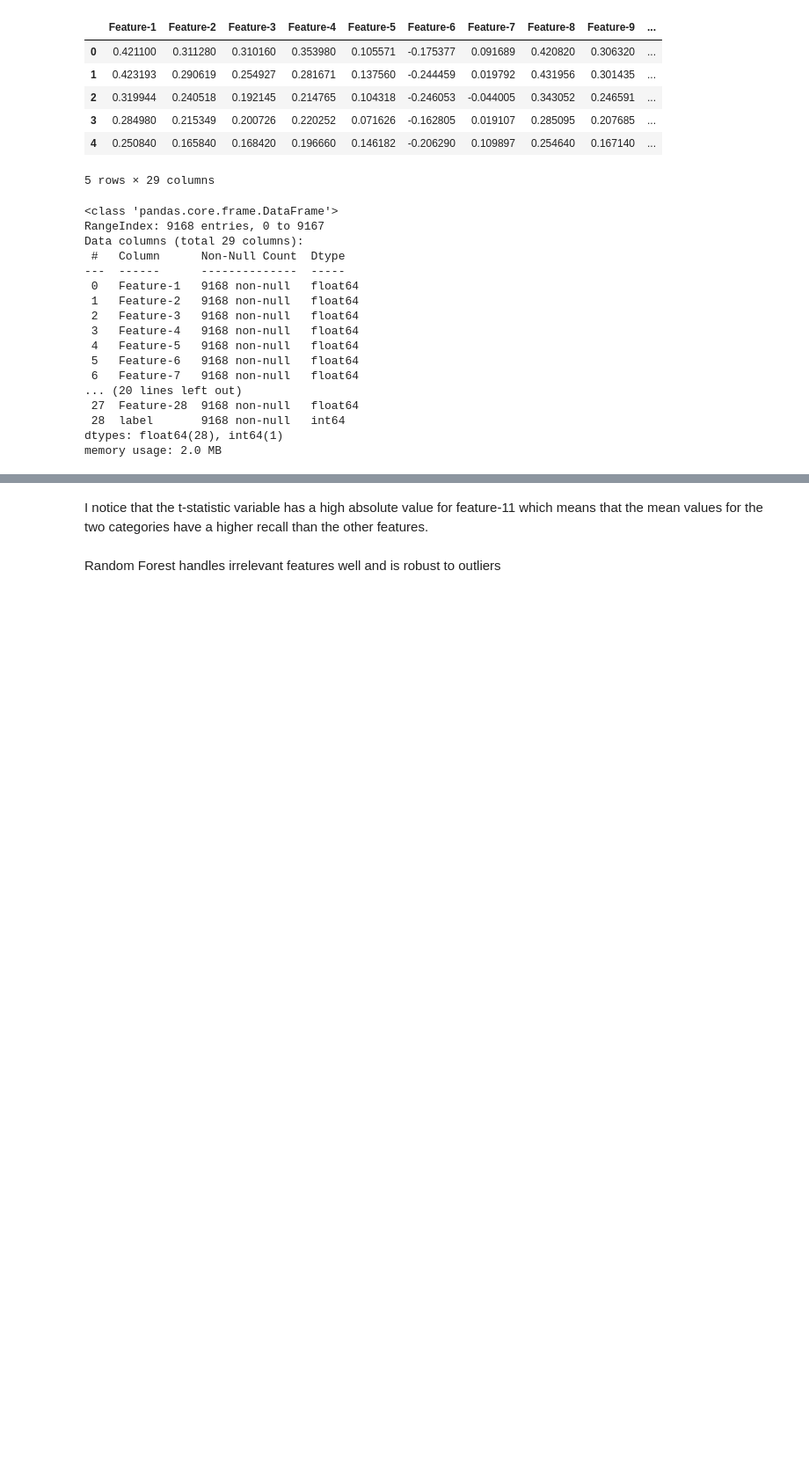
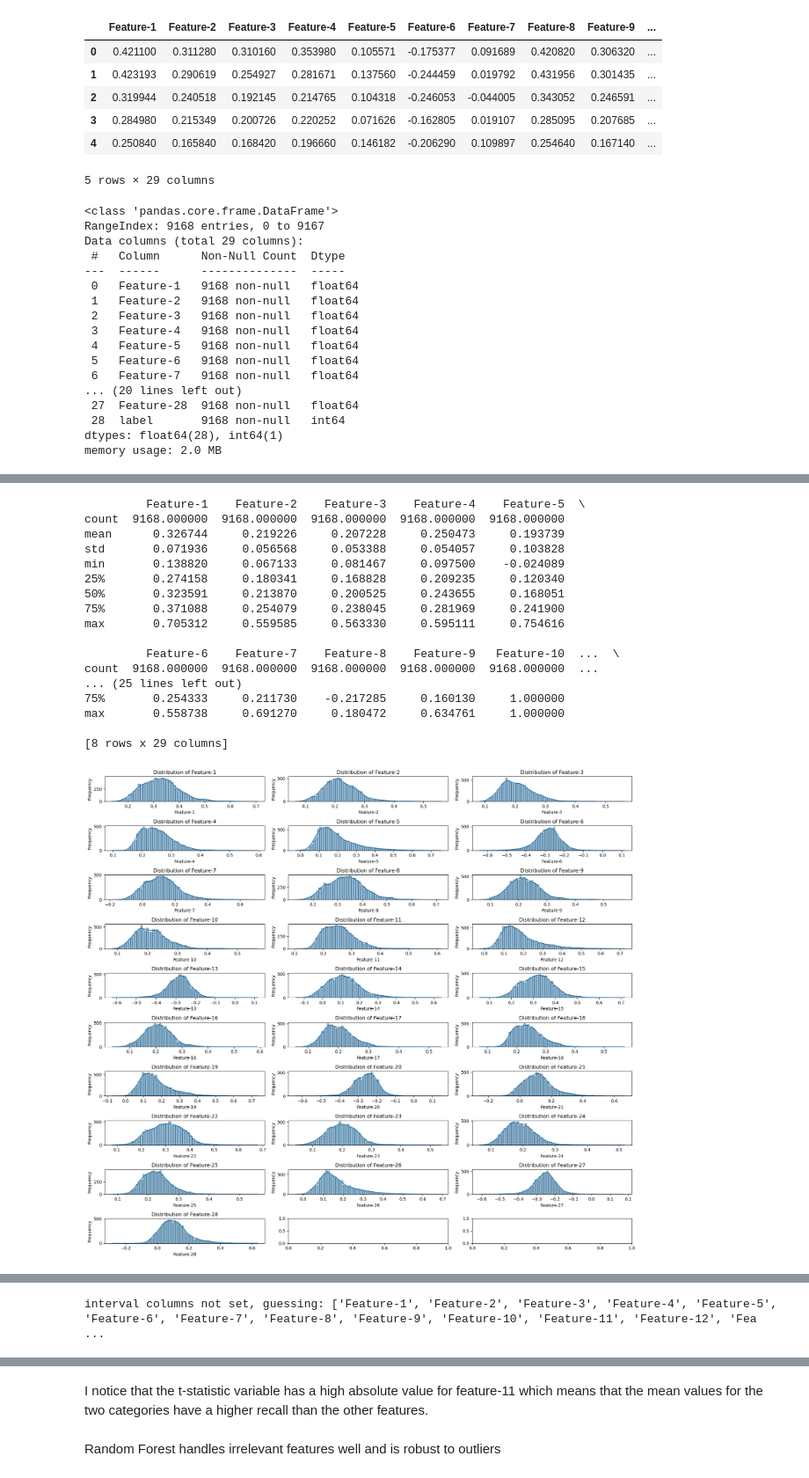
Before and after one commit to geras-papax/LESSONS, a Jupyter notebook: eda.ipynb, the cells around one changed output, grey strips where cells are left out. Shown at 88% size. Cells and saved outputs as stored; diff of their text form; code cells hidden in the pictures; blank space fills up the shorter version.

```diff
--- a/eda.ipynb
+++ b/eda.ipynb
@@ -54,5 +77,24 @@ checkOutliers(data, non_categorical_cols)
 # %%
 FeatureInfo(data)
-PearsonCorrelation(data)
+# PearsonCorrelation(data)
 FiCorrelation(data)
 MutualInformation(data)
+# %% [output]
+         Feature-1    Feature-2    Feature-3    Feature-4    Feature-5  \
+count  9168.000000  9168.000000  9168.000000  9168.000000  9168.000000
+mean      0.326744     0.219226     0.207228     0.250473     0.193739
+std       0.071936     0.056568     0.053388     0.054057     0.103828
+min       0.138820     0.067133     0.081467     0.097500    -0.024089
+25%       0.274158     0.180341     0.168828     0.209235     0.120340
+50%       0.323591     0.213870     0.200525     0.243655     0.168051
+75%       0.371088     0.254079     0.238045     0.281969     0.241900
+max       0.705312     0.559585     0.563330     0.595111     0.754616
+
+         Feature-6    Feature-7    Feature-8    Feature-9   Feature-10  ...  \
+count  9168.000000  9168.000000  9168.000000  9168.000000  9168.000000  ...
+... (25 lines left out)
+75%       0.254333     0.211730    -0.217285     0.160130     1.000000
+max       0.558738     0.691270     0.180472     0.634761     1.000000
+
+[8 rows x 29 columns]
+[figure, added]
@@ -58,0 +102 @@ MutualInformation(data)
+interval columns not set, guessing: ['Feature-1', 'Feature-2', 'Feature-3', 'Feature-4', 'Feature-5', 'Feature-6', 'Feature-7', 'Feature-8', 'Feature-9', 'Feature-10', 'Feature-11', 'Feature-12', 'Fea ...
```
Also changed, not shown: parts of 4 cells of this notebook, 2 other files.
